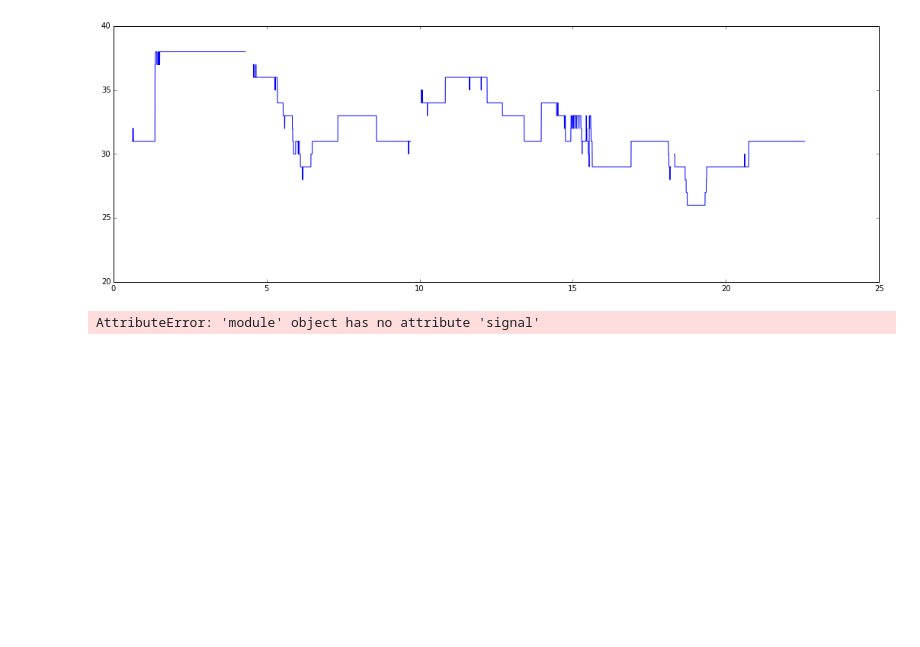
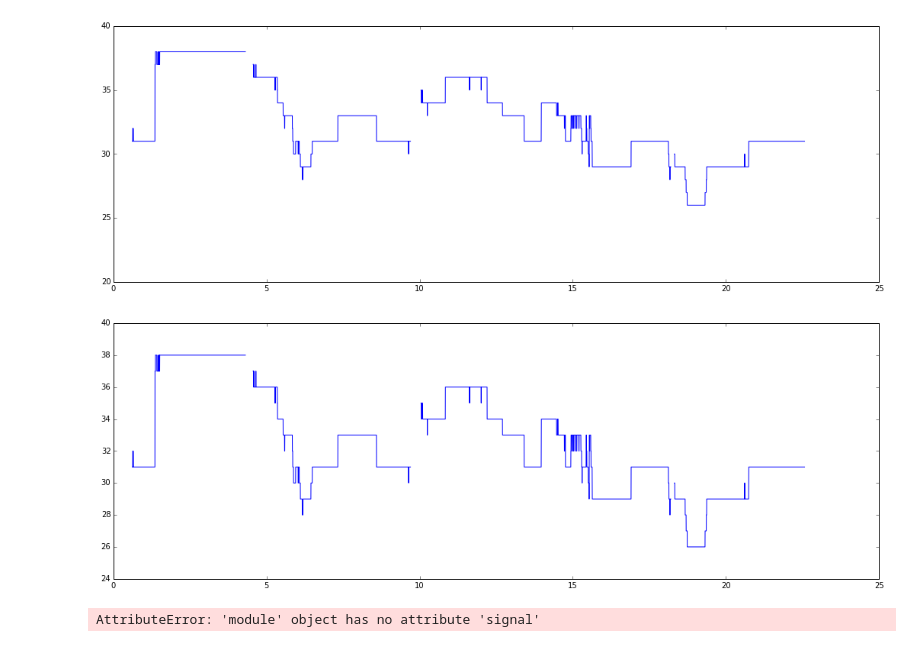
Before and after one commit to justinsalamon/neumerator, a Jupyter notebook: quantizer.ipynb, the cells around one changed output. Cells and saved outputs as stored; diff of their text form; code cells hidden in the pictures; blank space fills up the shorter version.

Commit message:
few more plots

```diff
--- a/quantizer.ipynb
+++ b/quantizer.ipynb
@@ -69,6 +69,13 @@ plt.axis([0, 25, 20, 40])
 plt.show()
 # %% [output]
 [figure]
+# %%
+plt.figure(figsize=(18,6))
+plt.plot(pitch[0], cents_semi_round)
+plt.axis([0, 25, 24, 40])
+plt.show()
+# %% [output]
+[figure, added]
 # %%
 import scipy as sp
 # %%
```
Also changed, not shown: parts of 2 cells of this notebook.
